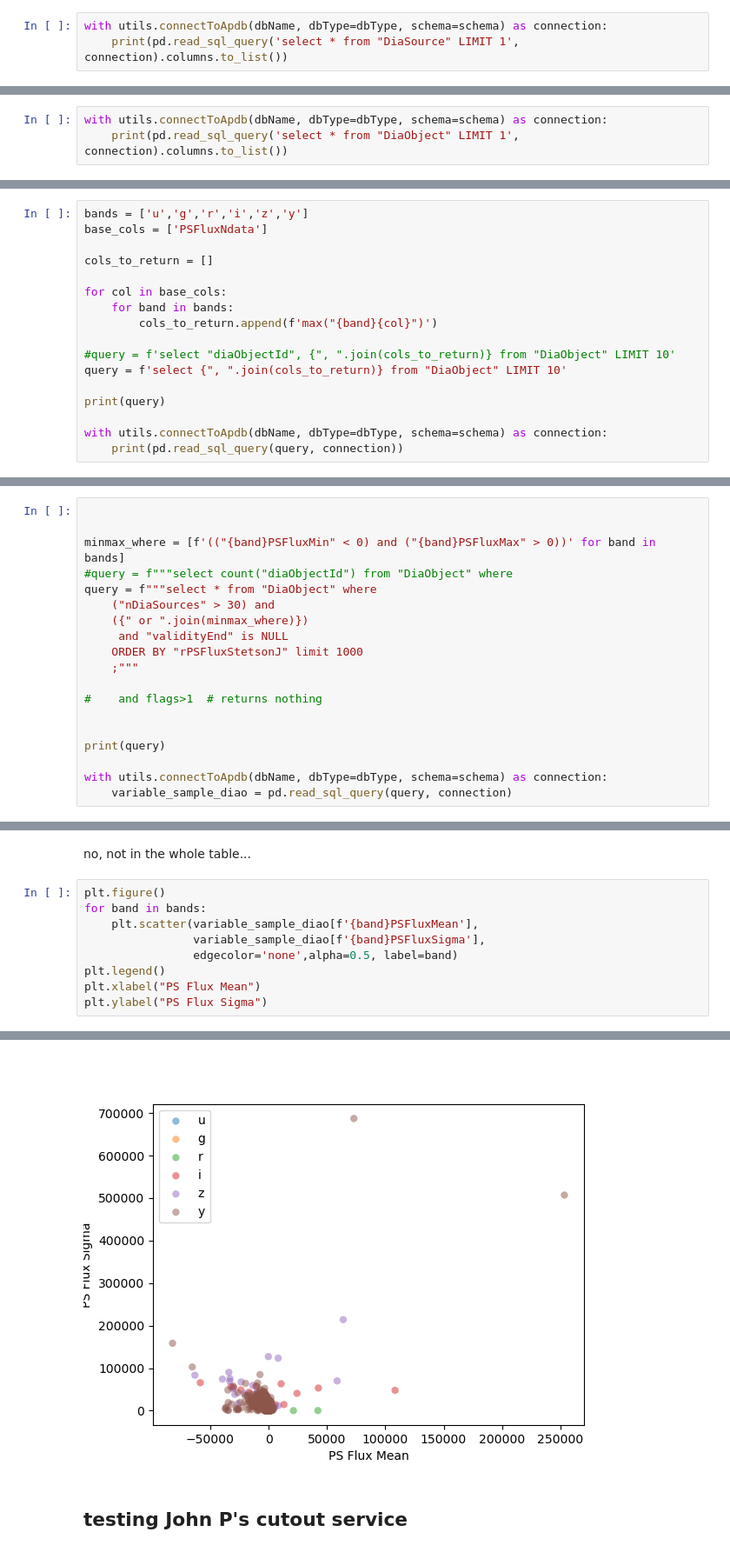
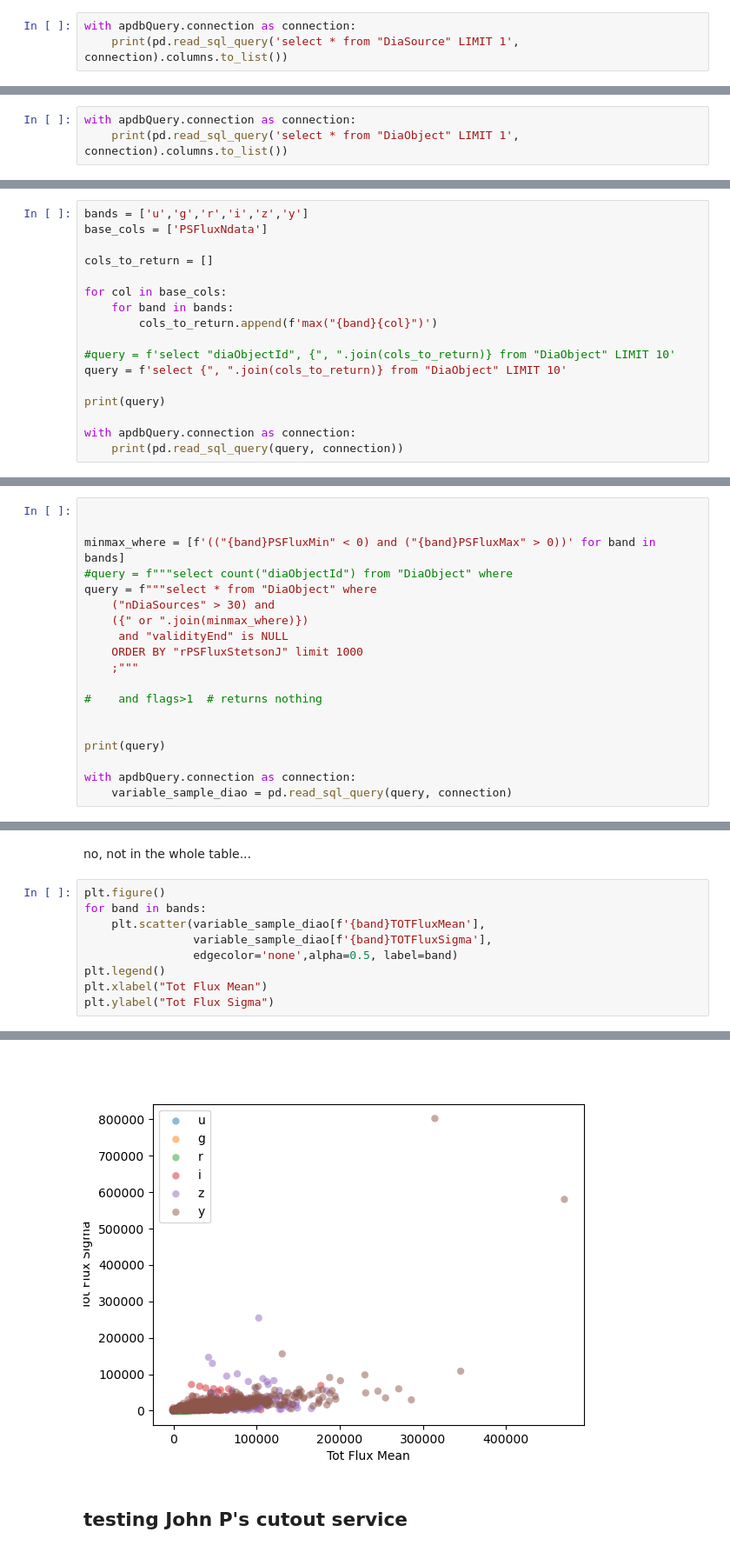
Before and after one commit to lsst-dm/ap_pipe-notebooks, a Jupyter notebook: notebooks/Dec2022_DIAObject_Sprint_Variables.ipynb, the cells around one changed output, grey strips where cells are left out. Shown: that part at 87% size. Cells and saved outputs as stored; diff of their text form.

Commit message:
remove legacy utils

```diff
--- a/notebooks/Dec2022_DIAObject_Sprint_Variables.ipynb
+++ b/notebooks/Dec2022_DIAObject_Sprint_Variables.ipynb
@@ -164,14 +130,14 @@ with utils.connectToApdb(dbName, dbType=dbType, schema=schema) as connection:
      count
 0  5007735
 # %%
-with utils.connectToApdb(dbName, dbType=dbType, schema=schema) as connection:
+with apdbQuery.connection as connection:
     print(pd.read_sql_query('select * from "DiaSource" LIMIT 1', connection).columns.to_list())
 # %% [output]
 ['diaSourceId', 'ccdVisitId', 'diaObjectId', 'ssObjectId', 'parentDiaSourceId', 'prv_procOrder', 'ssObjectReassocTime', 'midPointTai', 'ra', 'raErr', 'decl', 'declErr', 'ra_decl_Cov', 'x', 'xErr', 'y' ...
 # %% [markdown]
 this appears to be all of the columns in [sdm_schemas.apdb.yaml](https://github.com/lsst/sdm_schemas/blob/main/yml/apdb.yaml) even though they are not all populated at present by [ap_association](https://github.com/lsst/ap_association/blob/main/data/DiaSource.yaml)
 # %%
-with utils.connectToApdb(dbName, dbType=dbType, schema=schema) as connection:
+with apdbQuery.connection as connection:
     print(pd.read_sql_query('select * from "DiaObject" LIMIT 1', connection).columns.to_list())
 # %% [output]
 ['diaObjectId', 'validityStart', 'validityEnd', 'ra', 'raErr', 'decl', 'declErr', 'ra_decl_Cov', 'radecTai', 'pmRa', 'pmRaErr', 'pmDecl', 'pmDeclErr', 'parallax', 'parallaxErr', 'pmRa_pmDecl_Cov', 'pm ...
@@ -208,7 +174,7 @@ query = f'select {", ".join(cols_to_return)} from "DiaObject" LIMIT 10'
 
 print(query)
 
-with utils.connectToApdb(dbName, dbType=dbType, schema=schema) as connection:
+with apdbQuery.connection as connection:
     print(pd.read_sql_query(query, connection))
 # %% [output]
 select max("uPSFluxNdata"), max("gPSFluxNdata"), max("rPSFluxNdata"), max("iPSFluxNdata"), max("zPSFluxNdata"), max("yPSFluxNdata") from "DiaObject" LIMIT 10
@@ -231,7 +197,7 @@ query = f"""select * from "DiaObject" where
 
 print(query)
 
-with utils.connectToApdb(dbName, dbType=dbType, schema=schema) as connection:
+with apdbQuery.connection as connection:
     variable_sample_diao = pd.read_sql_query(query, connection)
 # %% [output]
 select * from "DiaObject" where
@@ -275,10 +241,10 @@ no, not in the whole table...
 # %%
 plt.figure()
 for band in bands:
-    plt.scatter(variable_sample_diao[f'{band}PSFluxMean'],
-                variable_sample_diao[f'{band}PSFluxSigma'],
+    plt.scatter(variable_sample_diao[f'{band}TOTFluxMean'],
+                variable_sample_diao[f'{band}TOTFluxSigma'],
                 edgecolor='none',alpha=0.5, label=band)
 plt.legend()
-plt.xlabel("PS Flux Mean")
-plt.ylabel("PS Flux Sigma")
+plt.xlabel("Tot Flux Mean")
+plt.ylabel("Tot Flux Sigma")
 # %% [output]
@@ -286,4 +252,4 @@ Text(0, 0.5, 'PS Flux Sigma')
-[figure, old version]
+[figure, new version]
 # %% [markdown]
 ## testing John P's cutout service
 # %%
```
Also changed, not shown: parts of 15 cells of this notebook.
